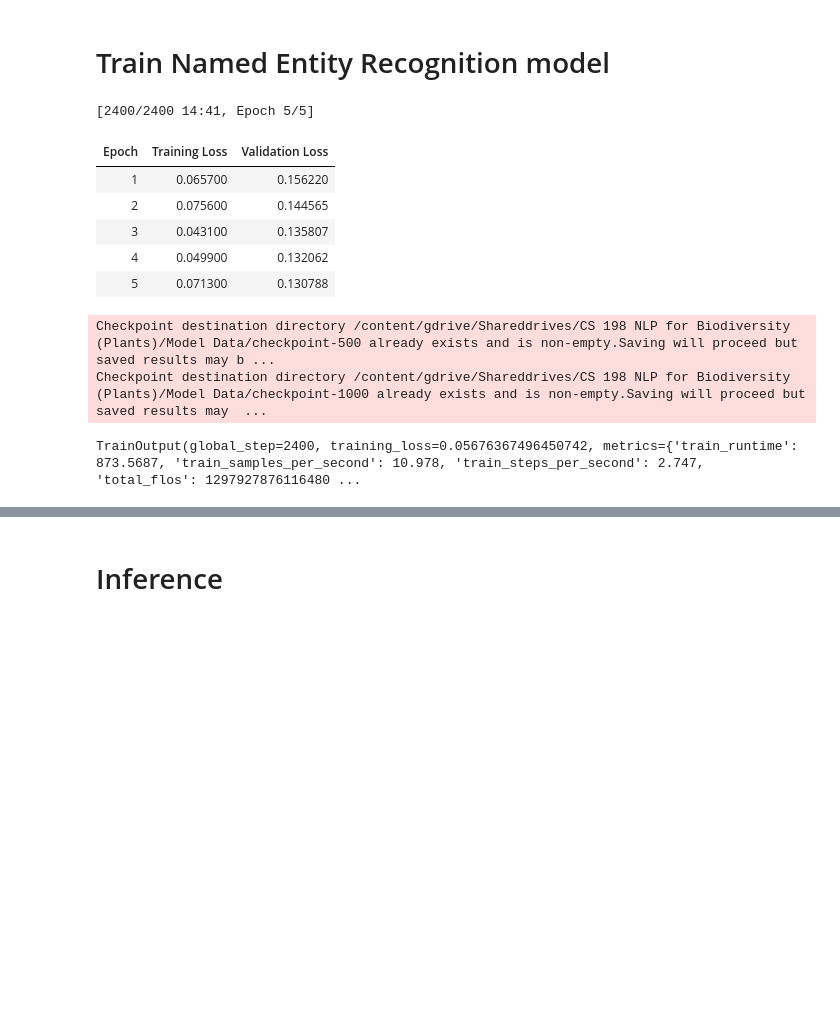
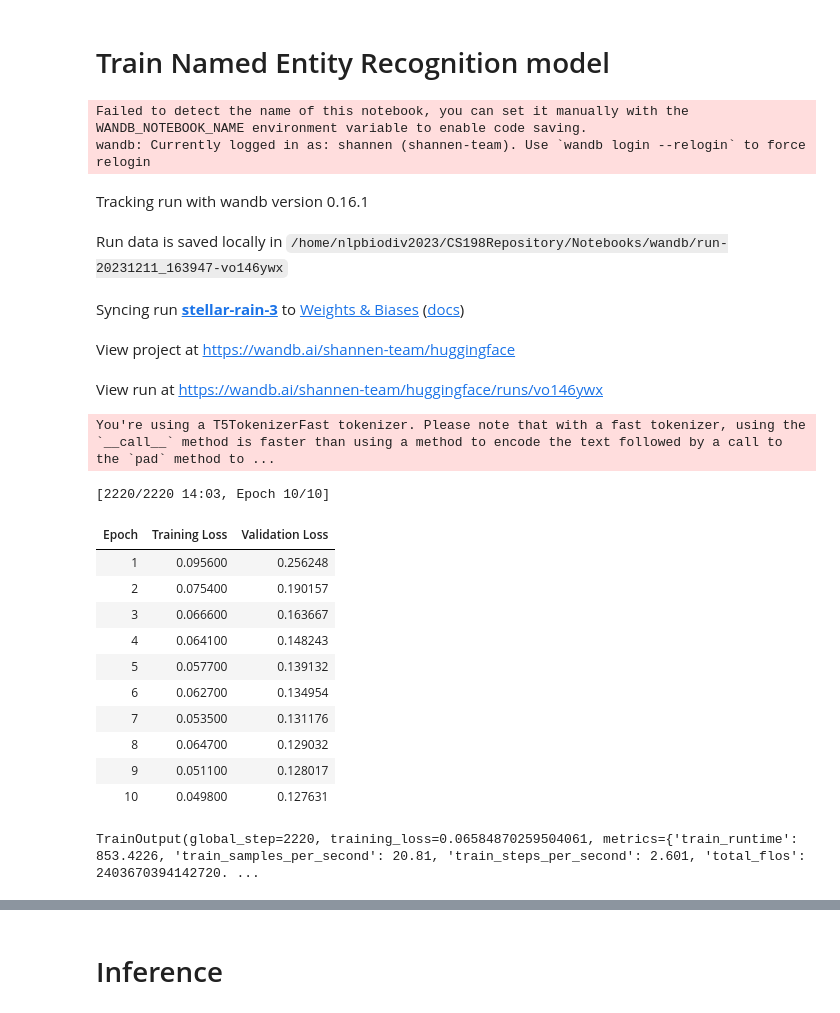
Before and after one commit to shannentan22/NER-COPIOUS-BiodivNER, a Jupyter notebook: Notebooks/CS_198_NER_Training_(New).ipynb, the cells around one changed output, grey strips where cells are left out. Drawn from its saved outputs; the diff is of its cells as text; code cells hidden in the pictures; blank space fills up the shorter version.

```diff
--- a/Notebooks/CS_198_NER_Training_(New).ipynb
+++ b/Notebooks/CS_198_NER_Training_(New).ipynb
@@ -332,11 +317,11 @@ Set training arguments for training process
 # %%
 #Arguments for training model
 data_collator = DataCollatorForSeq2Seq(tokenizer, model=model, return_tensors="pt")
-training_args = Seq2SeqTrainingArguments('/content/gdrive/Shareddrives/CS 198 NLP for Biodiversity (Plants)/Model Data',
+training_args = Seq2SeqTrainingArguments('../Model Data/t5-small/t5-small_001',
                                       report_to = 'wandb',
                                       do_train=True,
                                       do_eval=True,
-                                      num_train_epochs=5,
+                                      num_train_epochs=10,
                                       learning_rate=2e-5,
                                       warmup_ratio=0.00,
                                       weight_decay=0.01,
@@ -362,25 +363,36 @@ AssertionError: Torch not compiled with CUDA enabled
 # %% [markdown]
 # Train Named Entity Recognition model
 # %%
-# # #Procession of training model
-# trainer = Seq2SeqTrainer(
-#     model=model,
-#     args=training_args,
-#     train_dataset=train_tokenized,
-#     eval_dataset=val_tokenized,
-#     data_collator=data_collator,
-# )
+# #Procession of training model
+trainer = Seq2SeqTrainer(
+    model=model,
+    args=training_args,
+    train_dataset=train_tokenized,
+    eval_dataset=val_tokenized,
+    data_collator=data_collator,
+)
 
-# trainer.train()
+trainer.train()
 # %% [output]
-[2400/2400 14:41, Epoch 5/5]
+Failed to detect the name of this notebook, you can set it manually with the WANDB_NOTEBOOK_NAME environment variable to enable code saving.
+wandb: Currently logged in as: shannen (shannen-team). Use `wandb login --relogin` to force relogin
-| Epoch | Training Loss | Validation Loss |
-| 1 | 0.065700 | 0.156220 |
-| 2 | 0.075600 | 0.144565 |
-| 3 | 0.043100 | 0.135807 |
-| 4 | 0.049900 | 0.132062 |
-| 5 | 0.071300 | 0.130788 |
+Tracking run with wandb version 0.16.1
+Run data is saved locally in /home/nlpbiodiv2023/CS198Repository/Notebooks/wandb/run-20231211_163947-vo146ywx
+Syncing run stellar-rain-3 to Weights & Biases (docs)
+View project at https://wandb.ai/shannen-team/huggingface
+View run at https://wandb.ai/shannen-team/huggingface/runs/vo146ywx
-Checkpoint destination directory /content/gdrive/Shareddrives/CS 198 NLP for Biodiversity (Plants)/Model Data/checkpoint-500 already exists and is non-empty.Saving will proceed but saved results may b ...
-Checkpoint destination directory /content/gdrive/Shareddrives/CS 198 NLP for Biodiversity (Plants)/Model Data/checkpoint-1000 already exists and is non-empty.Saving will proceed but saved results may  ...
+You're using a T5TokenizerFast tokenizer. Please note that with a fast tokenizer, using the `__call__` method is faster than using a method to encode the text followed by a call to the `pad` method to ...
-TrainOutput(global_step=2400, training_loss=0.05676367496450742, metrics={'train_runtime': 873.5687, 'train_samples_per_second': 10.978, 'train_steps_per_second': 2.747, 'total_flos': 1297927876116480 ...
+[2220/2220 14:03, Epoch 10/10]
+| Epoch | Training Loss | Validation Loss |
+| 1 | 0.095600 | 0.256248 |
+| 2 | 0.075400 | 0.190157 |
+| 3 | 0.066600 | 0.163667 |
+| 4 | 0.064100 | 0.148243 |
+| 5 | 0.057700 | 0.139132 |
+| 6 | 0.062700 | 0.134954 |
+| 7 | 0.053500 | 0.131176 |
+| 8 | 0.064700 | 0.129032 |
+| 9 | 0.051100 | 0.128017 |
+| 10 | 0.049800 | 0.127631 |
+TrainOutput(global_step=2220, training_loss=0.06584870259504061, metrics={'train_runtime': 853.4226, 'train_samples_per_second': 20.81, 'train_steps_per_second': 2.601, 'total_flos': 2403670394142720. ...
 # %%
```
Also changed, not shown: parts of 21 cells of this notebook, 21 other files.
